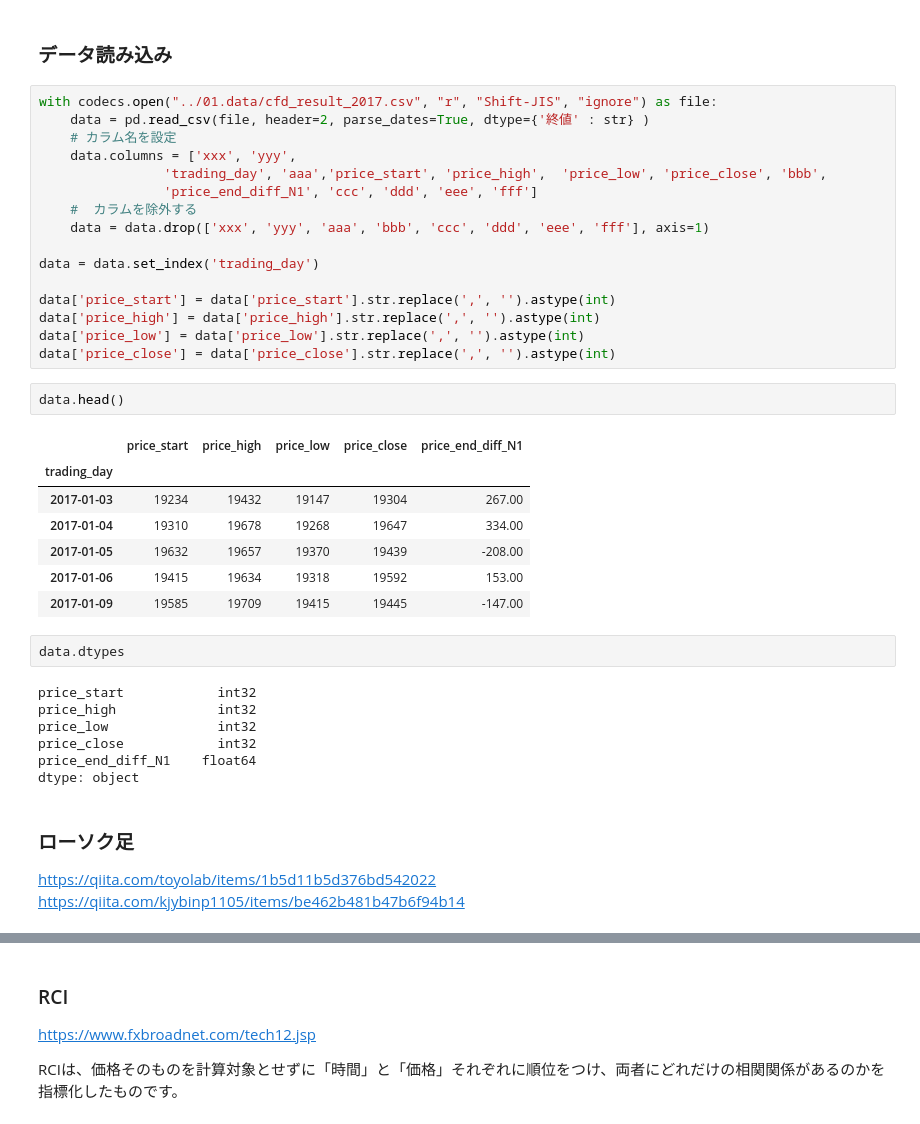
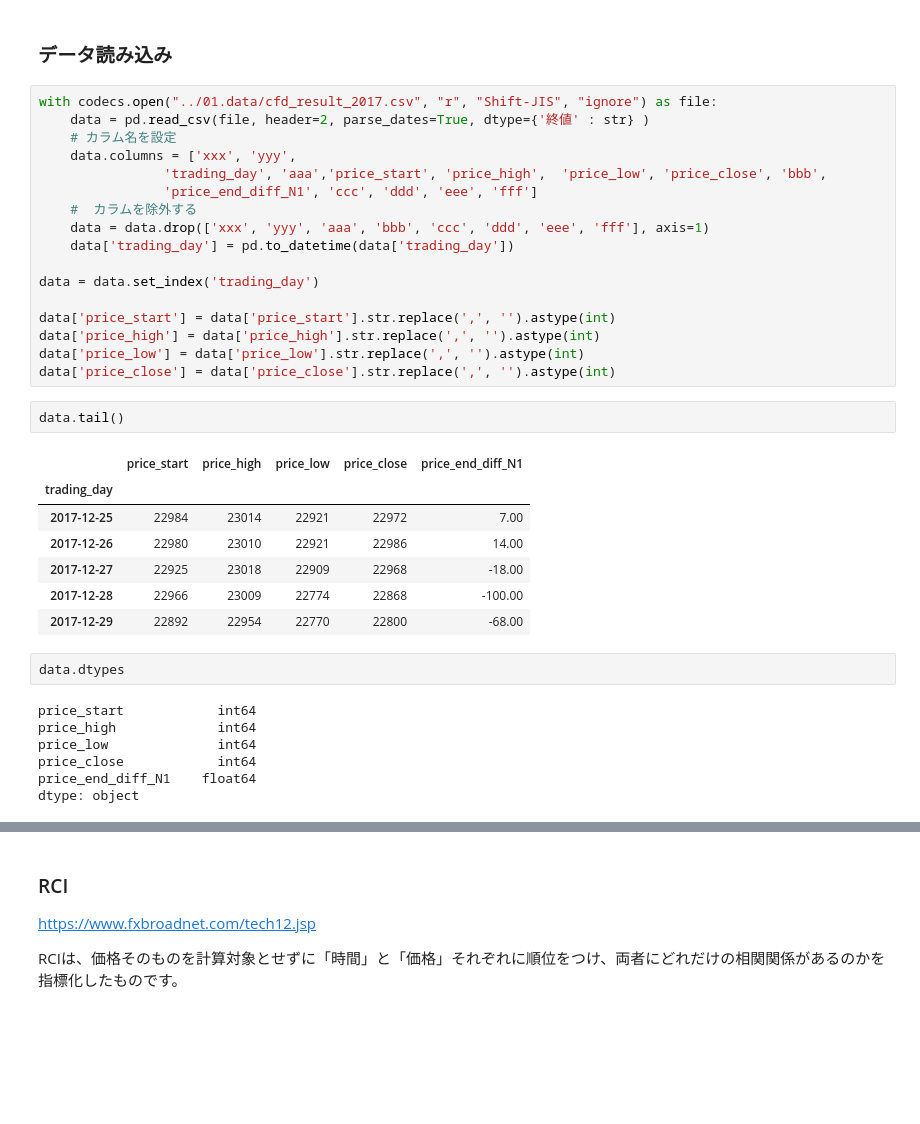
Before and after one commit to k501/N225predict, a Jupyter notebook: 02.data_survey/学習データ作成.ipynb, the cells around one changed output, grey strips where cells are left out. Cells and saved outputs as stored; diff of their text form; blank space fills up the shorter version.

```diff
--- a/02.data_survey/学習データ作成.ipynb
+++ b/02.data_survey/学習データ作成.ipynb
@@ -31,6 +31,7 @@ with codecs.open("../01.data/cfd_result_2017.csv", "r", "Shift-JIS", "ignore") a
                 'price_end_diff_N1', 'ccc', 'ddd', 'eee', 'fff']
     #  カラムを除外する
     data = data.drop(['xxx', 'yyy', 'aaa', 'bbb', 'ccc', 'ddd', 'eee', 'fff'], axis=1)
+    data['trading_day'] = pd.to_datetime(data['trading_day'])
 
 data = data.set_index('trading_day')
 
@@ -39,25 +40,21 @@ data['price_high'] = data['price_high'].str.replace(',', '').astype(int)
 data['price_low'] = data['price_low'].str.replace(',', '').astype(int)
 data['price_close'] = data['price_close'].str.replace(',', '').astype(int)
 # %%
-data.head()
+data.tail()
 # %% [output]
 |  | price_start | price_high | price_low | price_close | price_end_diff_N1 |
 | trading_day |  |  |  |  |  |
-| 2017-01-03 | 19234 | 19432 | 19147 | 19304 | 267.00 |
-| 2017-01-04 | 19310 | 19678 | 19268 | 19647 | 334.00 |
-| 2017-01-05 | 19632 | 19657 | 19370 | 19439 | -208.00 |
-| 2017-01-06 | 19415 | 19634 | 19318 | 19592 | 153.00 |
-| 2017-01-09 | 19585 | 19709 | 19415 | 19445 | -147.00 |
+| 2017-12-25 | 22984 | 23014 | 22921 | 22972 | 7.00 |
+| 2017-12-26 | 22980 | 23010 | 22921 | 22986 | 14.00 |
+| 2017-12-27 | 22925 | 23018 | 22909 | 22968 | -18.00 |
+| 2017-12-28 | 22966 | 23009 | 22774 | 22868 | -100.00 |
+| 2017-12-29 | 22892 | 22954 | 22770 | 22800 | -68.00 |
 # %%
 data.dtypes
 # %% [output]
-price_start            int32
-price_high             int32
-price_low              int32
-price_close            int32
+price_start            int64
+price_high             int64
+price_low              int64
+price_close            int64
 price_end_diff_N1    float64
 dtype: object
-# %% [markdown]
-### ローソク足
-https://qiita.com/toyolab/items/1b5d11b5d376bd542022
-https://qiita.com/kjybinp1105/items/be462b481b47b6f94b14
```
Also changed, not shown: parts of 14 cells of this notebook.
